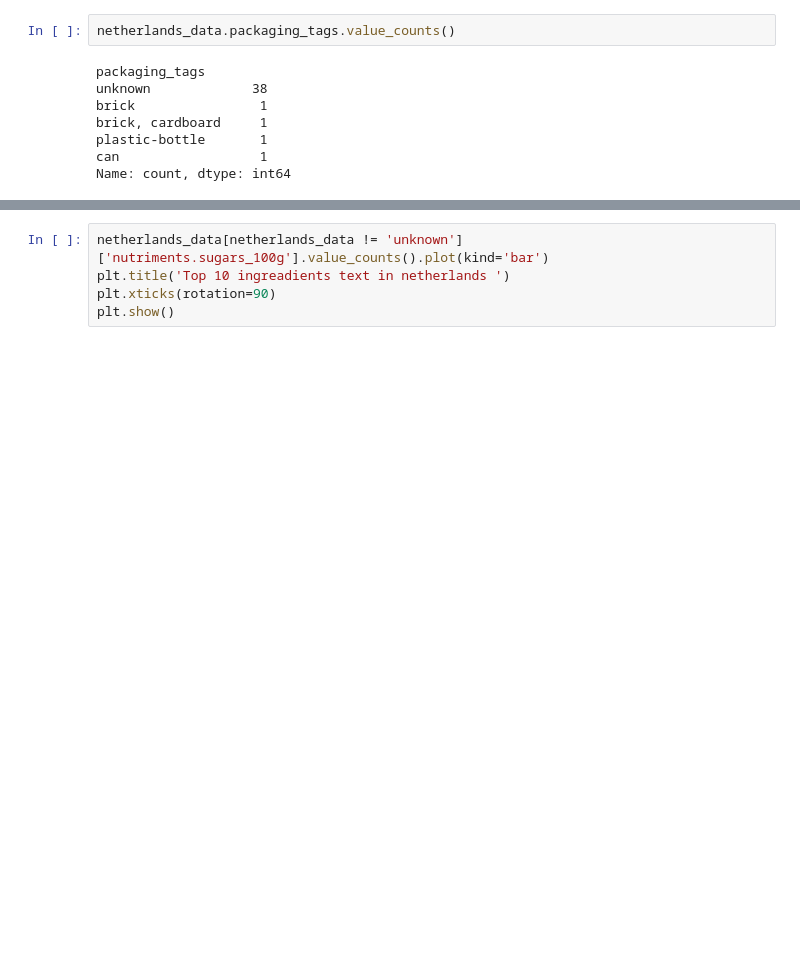
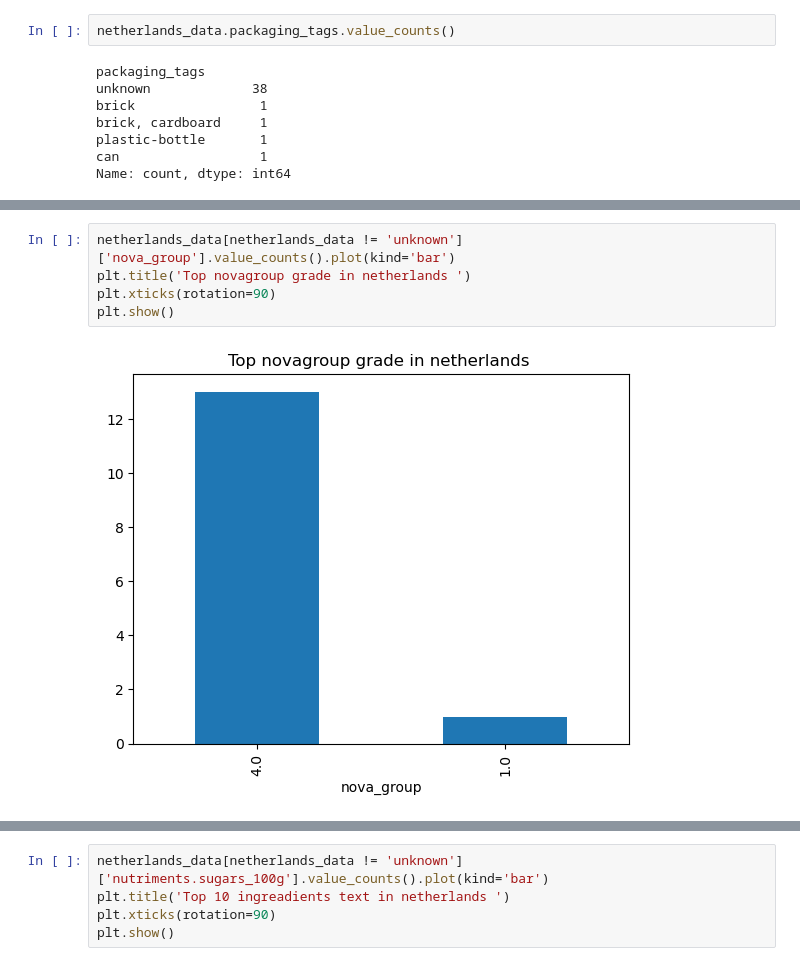
Before and after one commit to Codon-s/cpg-product-intelligence, a Jupyter notebook: prashant.ipynb, the cells around one changed output, grey strips where cells are left out. Cells and saved outputs as stored; diff of their text form; blank space fills up the shorter version.

```diff
--- a/prashant.ipynb
+++ b/prashant.ipynb
@@ -785,2 +835,9 @@ Name: count, dtype: int64
+# %%
+netherlands_data[netherlands_data != 'unknown']['nova_group'].value_counts().plot(kind='bar')
+plt.title('Top novagroup grade in netherlands ')
+plt.xticks(rotation=90)
+plt.show()
+# %% [output]
+[figure, added]
 # %%
 netherlands_data[netherlands_data != 'unknown']['ecoscore_grade'].value_counts().plot(kind='bar')
```
Also changed, not shown: parts of 25 cells of this notebook.
